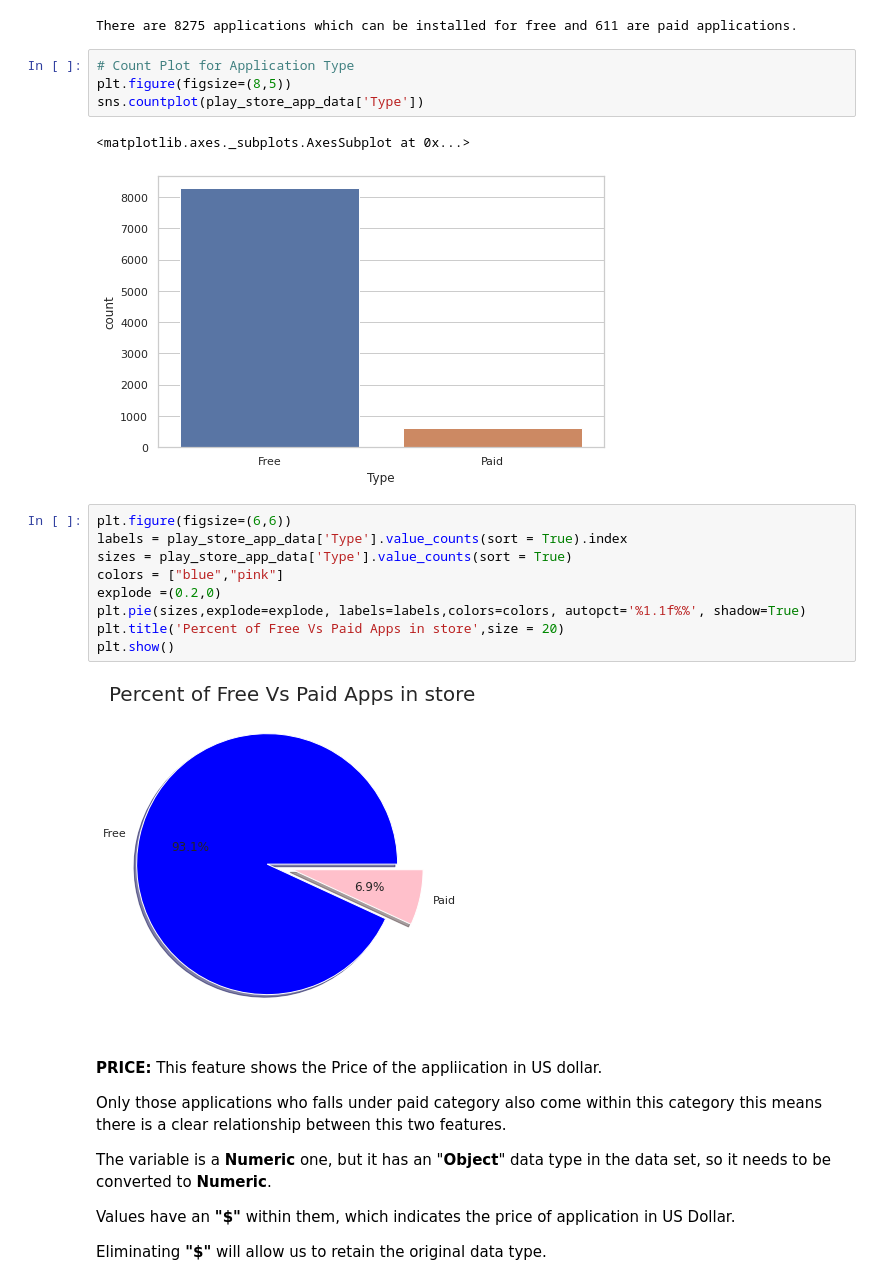
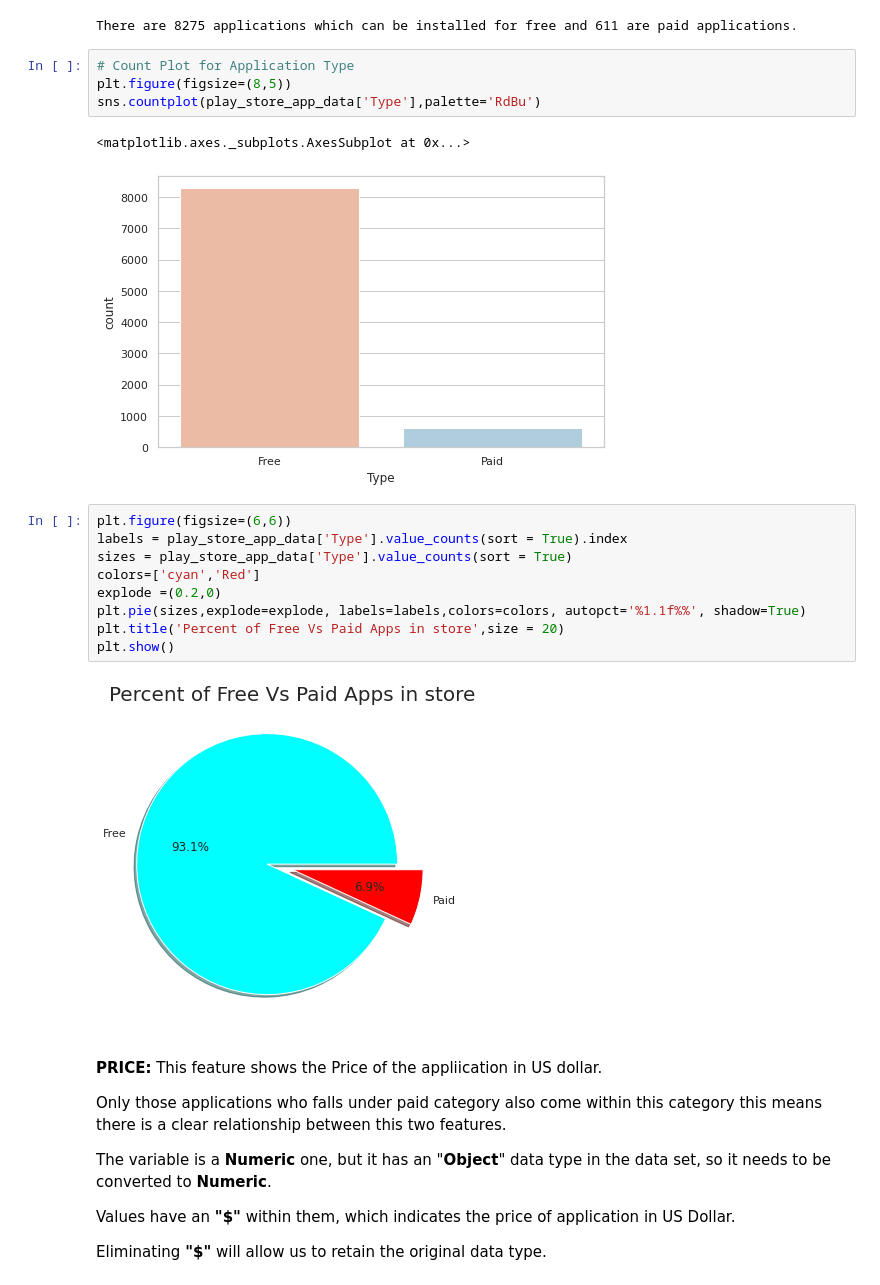
Before and after one commit to S-Deshmukh46/Play_Store_App_Review, a Jupyter notebook: Play_Store_App_Review_Analysis_Capstone_Project(Sourabh).ipynb, the cells around one changed output. Drawn from its saved outputs; the diff is of its cells as text.

```diff
--- a/Play_Store_App_Review_Analysis_Capstone_Project(Sourabh).ipynb
+++ b/Play_Store_App_Review_Analysis_Capstone_Project(Sourabh).ipynb
@@ -385,21 +385,21 @@ There are 8275 applications which can be installed for free and 611 are paid app
 # %%
 # Count Plot for Application Type
 plt.figure(figsize=(8,5))
-sns.countplot(play_store_app_data['Type'])
+sns.countplot(play_store_app_data['Type'],palette='RdBu')
 # %% [output]
 <matplotlib.axes._subplots.AxesSubplot at 0x...>
-[figure, old version]
+[figure, new version]
 # %%
 plt.figure(figsize=(6,6))
 labels = play_store_app_data['Type'].value_counts(sort = True).index
 sizes = play_store_app_data['Type'].value_counts(sort = True)
-colors = ["blue","pink"]
+colors=['cyan','Red']
 explode =(0.2,0)
 plt.pie(sizes,explode=explode, labels=labels,colors=colors, autopct='%1.1f%%', shadow=True)
 plt.title('Percent of Free Vs Paid Apps in store',size = 20)
 plt.show()
 # %% [output]
-[figure, old version]
+[figure, new version]
 # %% [markdown]
 **PRICE:** This feature shows the Price of the appliication in US dollar.
 
```
Also changed, not shown: parts of 22 cells of this notebook.
